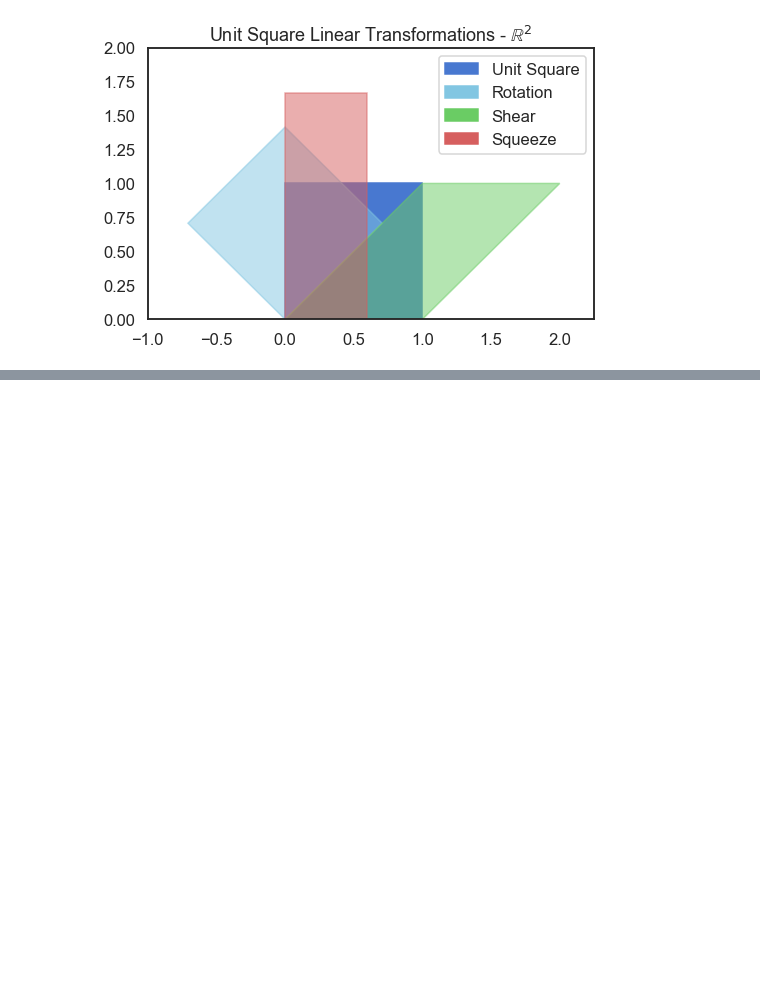
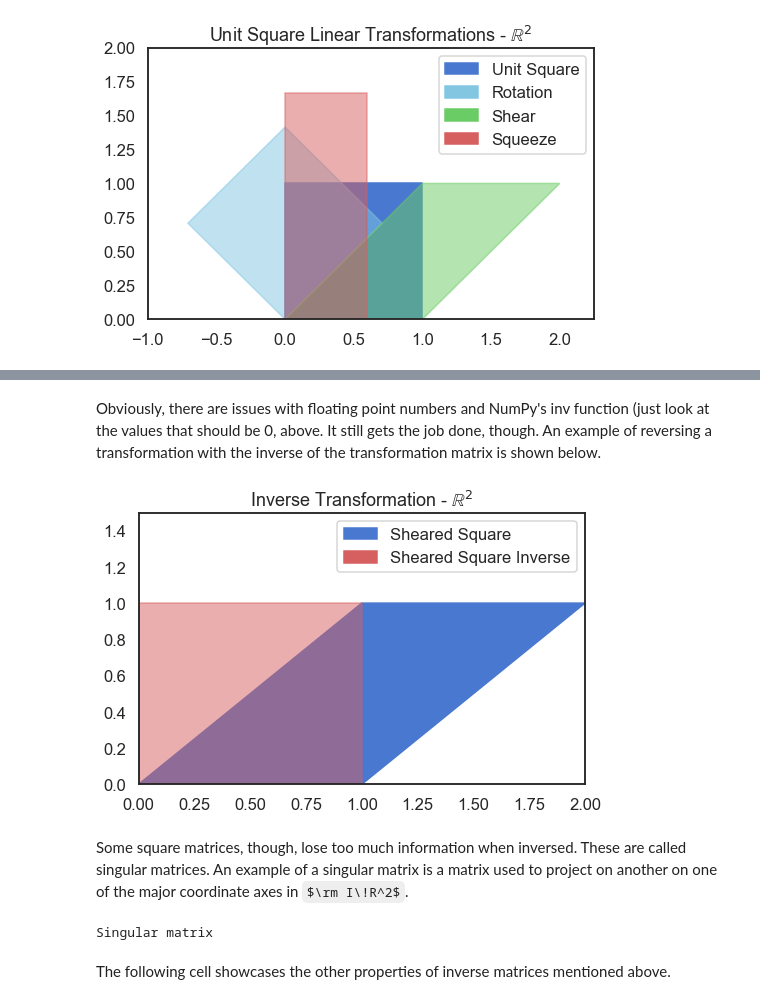
Before and after one commit to DataScienceFoundations/TadMaths, a Jupyter notebook: matrices.ipynb, the cells around one changed output, grey strips where cells are left out. Cells and saved outputs as stored; diff of their text form; code cells hidden in the pictures; some formulas as TeX source; blank space fills up the shorter version.

Commit message:
All except to SVD, Eigen, and Trace.

```diff
--- a/matrices.ipynb
+++ b/matrices.ipynb
@@ -931,0 +959,33 @@ plt.show()
+# %% [markdown]
+Obviously, there are issues with floating point numbers and NumPy's inv function (just look at the values that should be 0, above. It still gets the job done, though. An example of reversing a transformation with the inverse of the transformation matrix is shown below.
+# %%
+ShearedSquare = Shear @ Square
+ShearedSquareInv = la.inv(Shear) @ ShearedSquare
+
+figure = plt.figure(figsize=(8,5))
+plt.gca().add_artist(patches.Polygon(ShearedSquare.T, color='b'))
+plt.gca().add_artist(patches.Polygon(ShearedSquareInv.T, color='r',
+                                     alpha=0.5))
+plt.legend(handles=[
+    patches.Patch(color=sns.color_palette()[0], label='Sheared Square'),
+    patches.Patch(color=sns.color_palette()[3], label='Sheared Square Inverse')
+], loc='upper right')
+plt.title('Inverse Transformation - $\\mathbb{R}^2$')
+plt.axis([-0, 2, 0, 1.5])
+plt.show()
+# %% [output]
+[figure, added]
+# %% [markdown]
+Some square matrices, though, lose too much information when inversed. These are called singular matrices. An example of a singular matrix is a matrix used to project on another on one of the major coordinate axes in $\rm I\!R^2$.
+# %%
+try:
+    la.inv(np.array([
+        [0,1],
+        [0,0],
+    ]))
+except Exception as e:
+    print(e)
+# %% [output]
+Singular matrix
+# %% [markdown]
+The following cell showcases the other properties of inverse matrices mentioned above.
```
Also changed, not shown: parts of 25 cells of this notebook.
